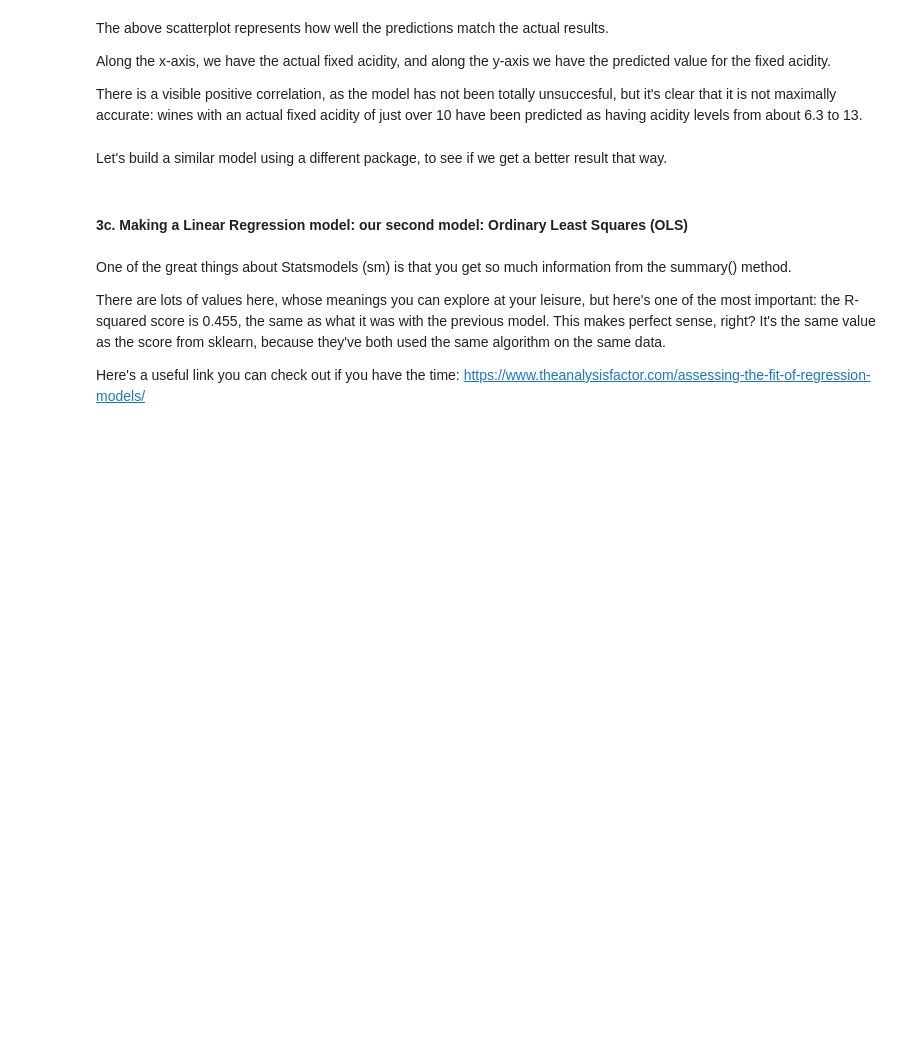
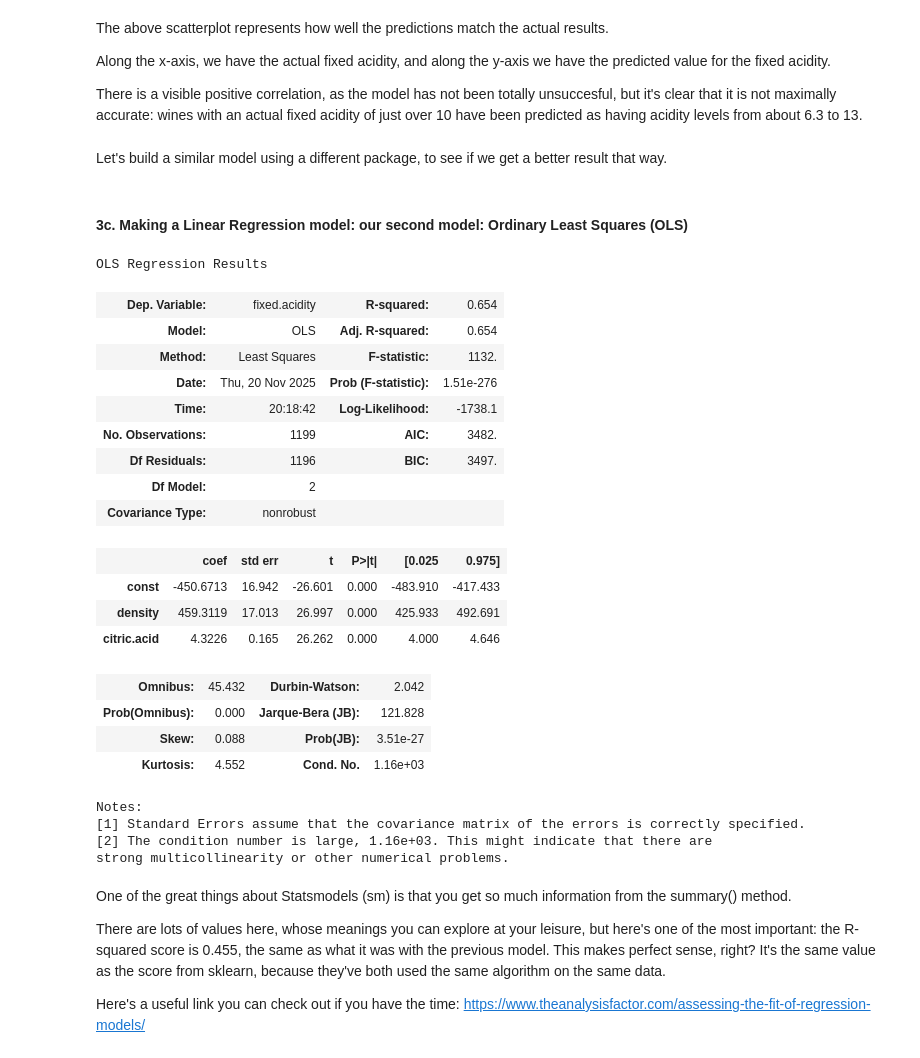
Before and after one commit to binayakhadka/springboard_case_study, a Jupyter notebook: Linear Regression/Springboard Regression Case Study - the Red Wine Dataset - Tier 1.ipynb, the cells around one changed output. Cells and saved outputs as stored; diff of their text form; code cells hidden in the pictures; blank space fills up the shorter version.

```diff
--- a/Linear Regression/Springboard Regression Case Study - the Red Wine Dataset - Tier 1.ipynb
+++ b/Linear Regression/Springboard Regression Case Study - the Red Wine Dataset - Tier 1.ipynb
@@ -469,6 +462,29 @@ rModel2_results = rModel2._ _ _()
 # %%
 # Evaluate the model with .summary()
-rModel2_results._ _ _()
+rModel2_results.summary()
+# %% [output]
+OLS Regression Results
+| Dep. Variable: | fixed.acidity | R-squared: | 0.654 |
+| Model: | OLS | Adj. R-squared: | 0.654 |
+| Method: | Least Squares | F-statistic: | 1132. |
+| Date: | Thu, 20 Nov 2025 | Prob (F-statistic): | 1.51e-276 |
+| Time: | 20:18:42 | Log-Likelihood: | -1738.1 |
+| No. Observations: | 1199 | AIC: | 3482. |
+| Df Residuals: | 1196 | BIC: | 3497. |
+| Df Model: | 2 |  |  |
+| Covariance Type: | nonrobust |  |  |
+|  | coef | std err | t | P>|t| | [0.025 | 0.975] |
+| const | -450.6713 | 16.942 | -26.601 | 0.000 | -483.910 | -417.433 |
+| density | 459.3119 | 17.013 | 26.997 | 0.000 | 425.933 | 492.691 |
+| citric.acid | 4.3226 | 0.165 | 26.262 | 0.000 | 4.000 | 4.646 |
+| Omnibus: | 45.432 | Durbin-Watson: | 2.042 |
+| Prob(Omnibus): | 0.000 | Jarque-Bera (JB): | 121.828 |
+| Skew: | 0.088 | Prob(JB): | 3.51e-27 |
+| Kurtosis: | 4.552 | Cond. No. | 1.16e+03 |
+Notes:
+[1] Standard Errors assume that the covariance matrix of the errors is correctly specified.
+[2] The condition number is large, 1.16e+03. This might indicate that there are
+strong multicollinearity or other numerical problems.
 # %% [markdown]
 One of the great things about Statsmodels (sm) is that you get so much information from the summary() method.
 
```
Also changed, not shown: parts of 12 cells of this notebook.
